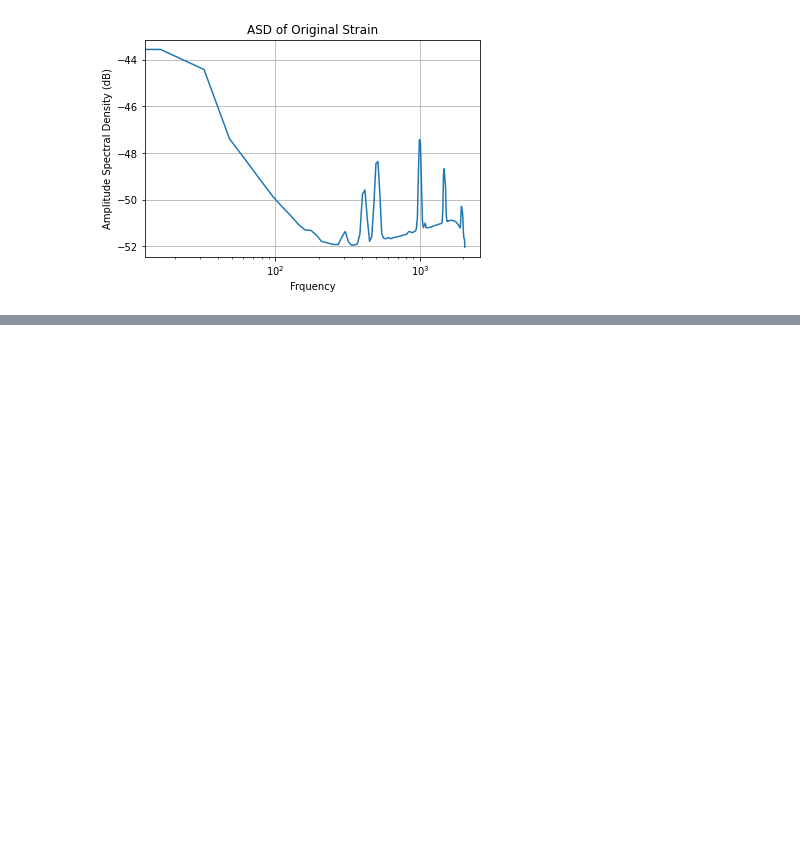
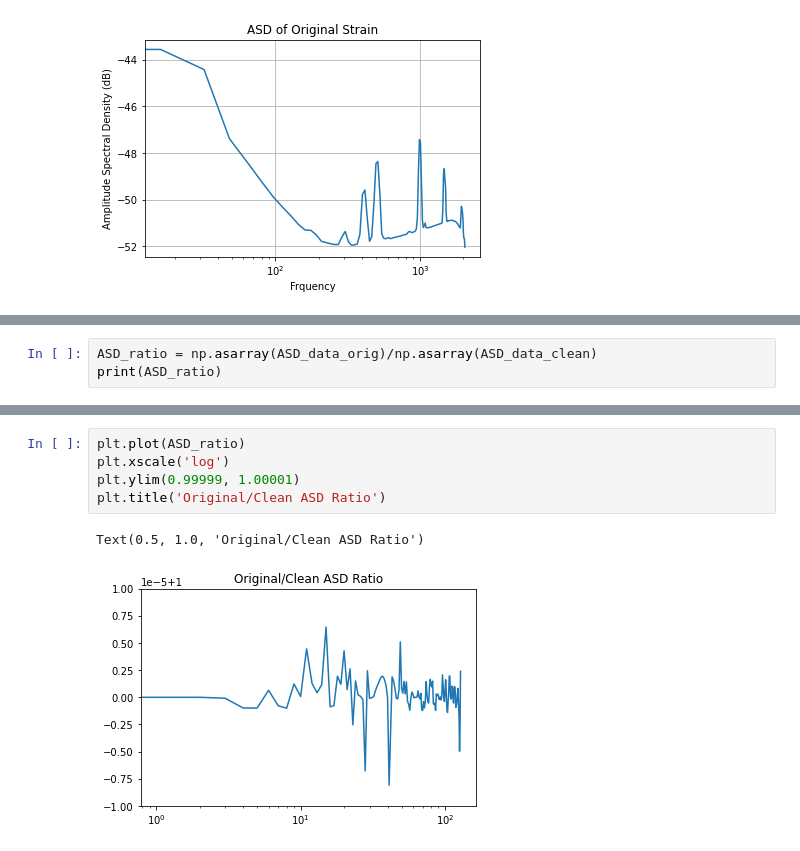
Before and after one commit to telmar3/PHYS139_FinalProject, a Jupyter notebook: Post-Processing.ipynb, the cells around one changed output, grey strips where cells are left out. Saved outputs shown, nothing was run; the diff lists cells and outputs as text; blank space fills up the shorter version.

Commit message:
Changed CNN kernel_size values to 7 to reflect the
literature. Added ASD Original/Clean Ratio to replicate lower Fig3 graphs.

```diff
--- a/Post-Processing.ipynb
+++ b/Post-Processing.ipynb
@@ -163,0 +164,3 @@ Text(0.5, 1.0, 'Difference')
+# %%
+ASD_ratio = np.asarray(ASD_data_orig)/np.asarray(ASD_data_clean)
+print(ASD_ratio)
@@ -163,0 +185,8 @@ Text(0.5, 1.0, 'Difference')
+# %%
+plt.plot(ASD_ratio)
+plt.xscale('log')
+plt.ylim(0.99999, 1.00001)
+plt.title('Original/Clean ASD Ratio')
+# %% [output]
+Text(0.5, 1.0, 'Original/Clean ASD Ratio')
+[figure, added]
```
Also changed, not shown: parts of 9 cells of this notebook, 1 other file.
